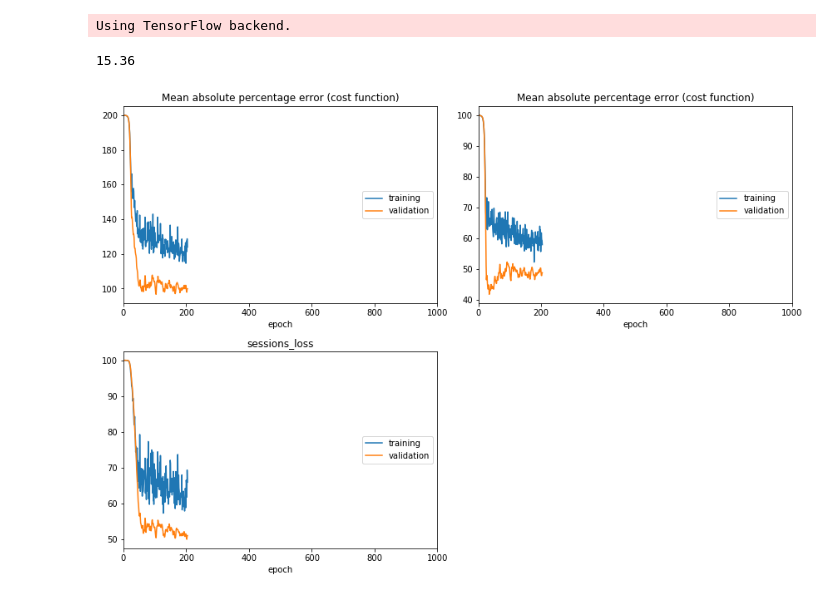
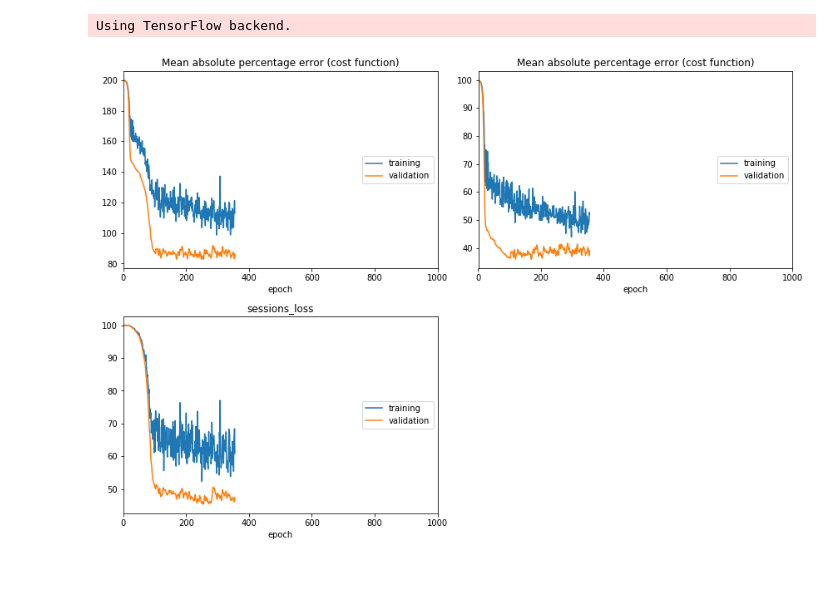
Before and after one commit to chsbacon/open-data-challenge, a Jupyter notebook: src/model_trainer.ipynb, the cells around one changed output. Cells and saved outputs as stored; diff of their text form; code cells hidden in the pictures.

Commit message:
Add predictions folder and remove usage from trainer

```diff
--- a/src/model_trainer.ipynb
+++ b/src/model_trainer.ipynb
@@ -93,34 +55,19 @@ usage_labels.remove('total-6')
-# %%
-holdout_data = all_data.sample(frac=0.05)
-training_data = all_data.drop(holdout_data.index)
-
-# Separate inputs into categories for encoding
-weather_x = training_data[['PRCP', 'TMAX', 'TMIN']].values
-day_x = training_data[weekday_labels].values
-date_x = training_data[['Year %']]
-
-usage_y = training_data[usage_labels].values
-#usage_y=np.delete(usage_y, np.s_[1:3], axis=1)
-#usage_y=usage_y/np.average(usage_y)
-clients_y = training_data[['# Clients']].values
-sessions_y = training_data[['# Sessions']].values
-
-validation_data = ([holdout_data[['PRCP','TMAX','TMIN']].values,
-                    holdout_data[weekday_labels].values,
-                    holdout_data[['Year %']].values],
-                   # the next line *should* use val_usage_labels, but it causes loss to explode
-                   [holdout_data[['# Clients']].values,
-                    holdout_data[['# Sessions']].values])
-np.set_printoptions(threshold=np.inf)
-
-np.amin(usage_y)
-# %% [output]
-15.36
+# %%
+# Shuffle data
+all_data = all_data.sample(frac=1)
+
+# Separate inputs into categories for encoding
+weather_x = all_data[['PRCP', 'TMAX', 'TMIN']].values
+day_x = all_data[weekday_labels].values
+date_x = all_data[['Year %']]
+
+clients_y = all_data[['# Clients']].values
+sessions_y = all_data[['# Sessions']].values
 # %%
 clear_session()
 
 epochs = 1000
-reg = None # l1_l2(0.01,0.02)
+reg = None
 
 stack_layers = lambda layers: reduce(lambda stack, e: e(stack), layers)
 
@@ -177,24 +124,6 @@ main_layers = \
 
 main_out = stack_layers(main_layers)
 
-"""
-usage_layers = \
-  [main_out] \
-+ [Dense(80, activation='relu',kernel_regularizer=reg)] \
-+ [Dropout(0.5)] \
-+ [Dense(40, activation='relu',kernel_regularizer=reg)] \
-+ [Dropout(0.5)] \
-+ [Dense(20, activation='relu',kernel_regularizer=reg)] \
-+ [Dropout(0.5)] \
-+ [Dense(10, activation='relu',kernel_regularizer=reg)] \
-+ [Dropout(0.5)] \
-+ [Dense(7, activation='relu',kernel_regularizer=reg)] \
-+ [Dropout(0.5)] \
-+ [Dense(4, activation='relu',kernel_regularizer=reg, name='usage')]
-
-usage_out=stack_layers(usage_layers)
-"""
-
 clients_layers = \
   [main_out] \
 + [Dense(50, activation='relu',kernel_regularizer=reg)] \
@@ -210,33 +139,34 @@ clients_layers = \
 clients_out = stack_layers(clients_layers)
 
 sessions_layers = \
   [main_out] \
 + [Dense(50, activation='relu',kernel_regularizer=reg)] \
 + [Dropout(0.2)] \
 + [Dense(20, activation='relu',kernel_regularizer=reg)] \
 + [Dropout(0.2)] \
 + [Dense(10, activation='relu',kernel_regularizer=reg)] \
 + [Dropout(0.2)] \
 + [Dense(5, activation='relu',kernel_regularizer=reg)] \
 + [Dropout(0.2)] \
 + [Dense(1, activation='relu',kernel_regularizer=reg, name='sessions')]
 
 sessions_out = stack_layers(sessions_layers)
 
-model = Model(inputs=[weather_layers[0], day_layers[0], date_layers[0]], outputs=[clients_out,sessions_out])
+model = Model(inputs=[weather_layers[0], day_layers[0], date_layers[0]],
+              outputs=[clients_out, sessions_out])
 model.compile(loss='mean_absolute_percentage_error',
               optimizer=Adam(0.0001))
 
 model.summary()
 
 early_stopping = EarlyStopping(patience=100, verbose=1)
 history = model.fit(x=[weather_x,day_x,date_x], y=[clients_y,sessions_y],
                     epochs=epochs,
                     verbose=1,
-                    validation_data=validation_data,
+                    validation_split=0.08,
                     callbacks=[early_stopping, PlotLossesKeras()],
                     batch_size=32)
 model_path = join('..','models','model.h5')
 model.save(model_path)
 # %% [output]
-[figure, old version]
+[figure, new version]
```
Also changed, not shown: parts of 5 cells of this notebook, 4 other files.
